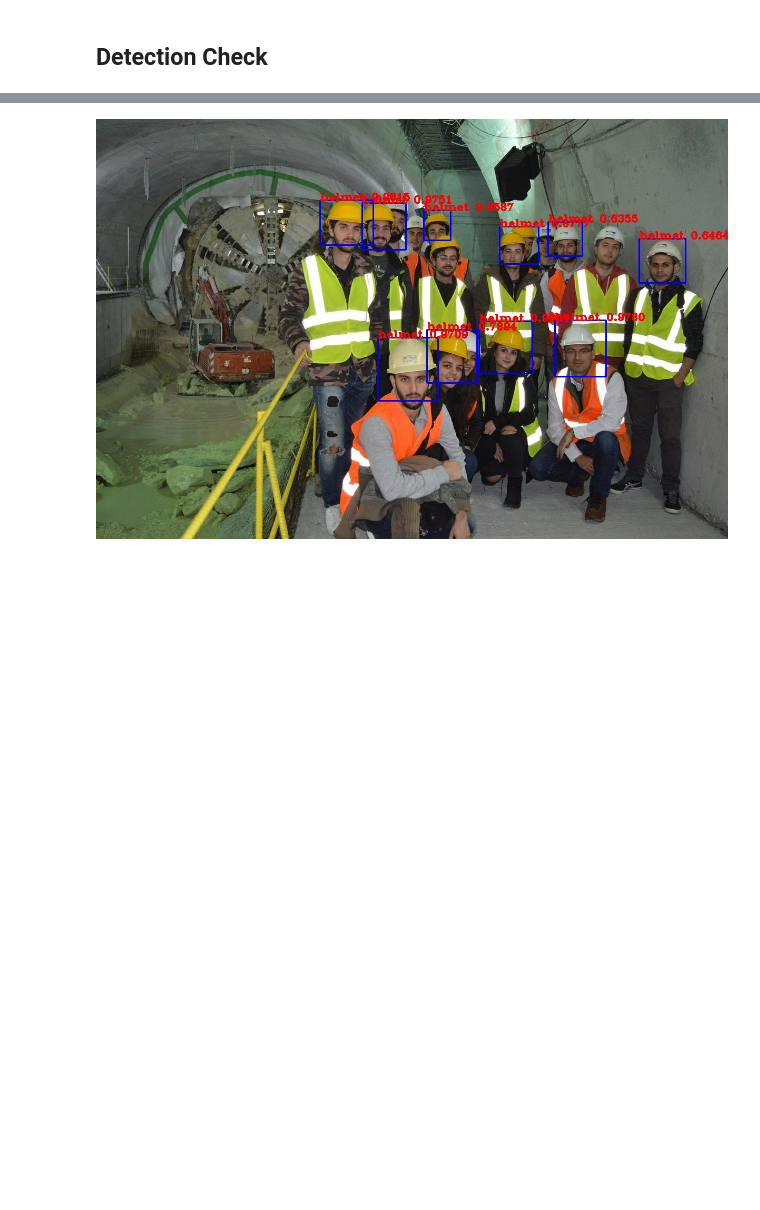
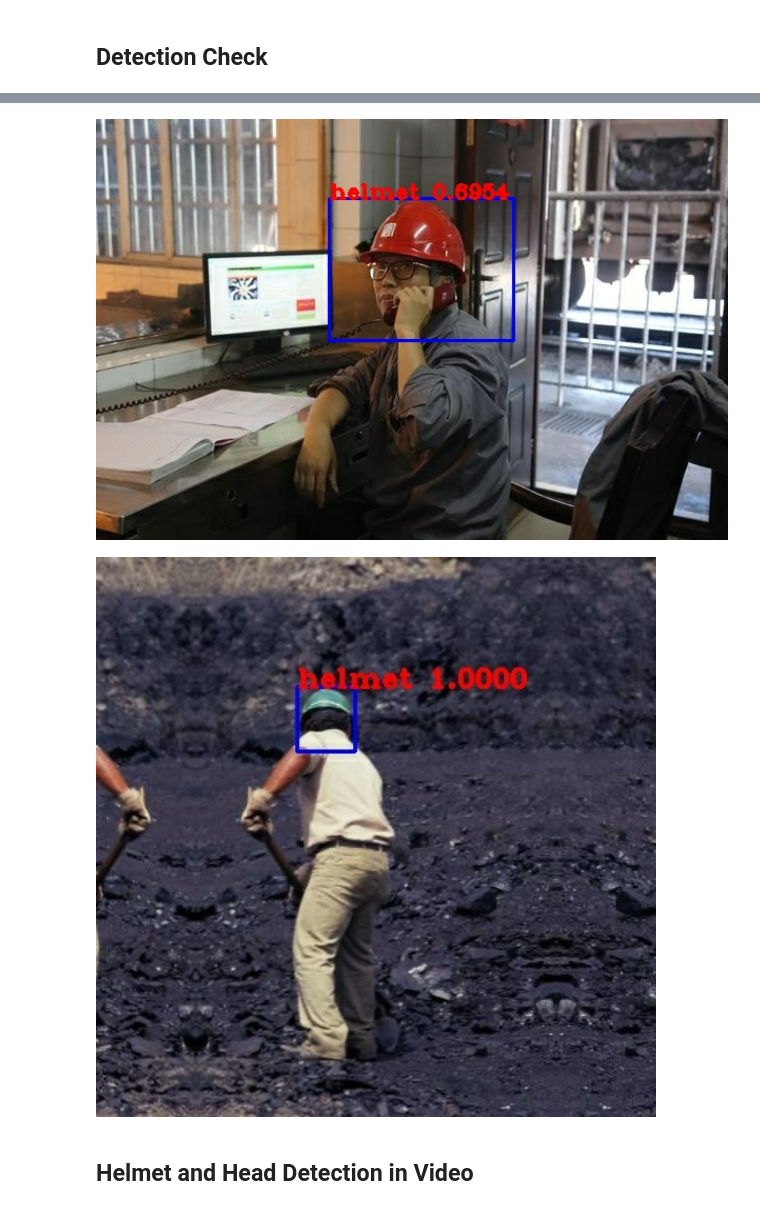
Before and after one commit to sayan0506/HardHead-Detection-for-Safety-Surveilance, a Jupyter notebook: Personal_Safety_Equipment_Detection_System_using_YoloV3.ipynb, the cells around one changed output, grey strips where cells are left out. Saved outputs shown, nothing was run; the diff lists cells and outputs as text; code cells hidden in the pictures; blank space fills up the shorter version.

```diff
--- a/Personal_Safety_Equipment_Detection_System_using_YoloV3.ipynb
+++ b/Personal_Safety_Equipment_Detection_System_using_YoloV3.ipynb
@@ -451,8 +446,8 @@ class_names = open(class_path).read().split('\n')
 print(f'Class names loaded for visualization- {class_names}')
 
 # load the train tefrecord
-tfrecord_train_path = os.path.join(drive_path, 'hardhat_train.tfrecord')
-dataset = load_tfrecord_dataset(tfrecord_train_path, class_path, 416)
+#tfrecord_train_path = os.path.join(drive_path, 'hardhat_train.tfrecord')
+#dataset = load_tfrecord_dataset(tfrecord_train_path, class_path, 416)
 # %% [output]
 Class names loaded for visualization- ['head', 'helmet']
 # %%
@@ -1286,0 +1294,4 @@ model.save_weights('yolov3.tf')
+# %%
+# load class names
+class_names = open(class_path).read().split('\n')
+print(f'Class names loaded for visualization- {class_names}')
@@ -1288,7 +1301,7 @@ model.save_weights('yolov3.tf')
 def detect_img(path):
   num_classes = 2
   classes = class_dict
-  weights = '/content/yolov3.tf'
+  weights = '/content/drive/MyDrive/HardHead_Dataset/checkpoints/yolov3_train_6.tf'
 
   # Lower threshold due to insufficient training
   yolo_iou_threshold = 0.2
@@ -1349,5 +1350,10 @@ WARNING:tensorflow:Unresolved object in checkpoint: (root).optimizer.decay
 # %%
-image_demo = '/content/00005.jpg'
+image_demo = '/content/00002.jpg'
 detect_img(image_demo)
+image_demo = '/content/new.jpg'
+detect_img(image_demo)
 # %% [output]
-[figure, old version]
+[figure, new version]
+[figure, added]
+# %% [markdown]
+## **Helmet and Head Detection in Video**
```
Also changed, not shown: parts of 18 cells of this notebook.
